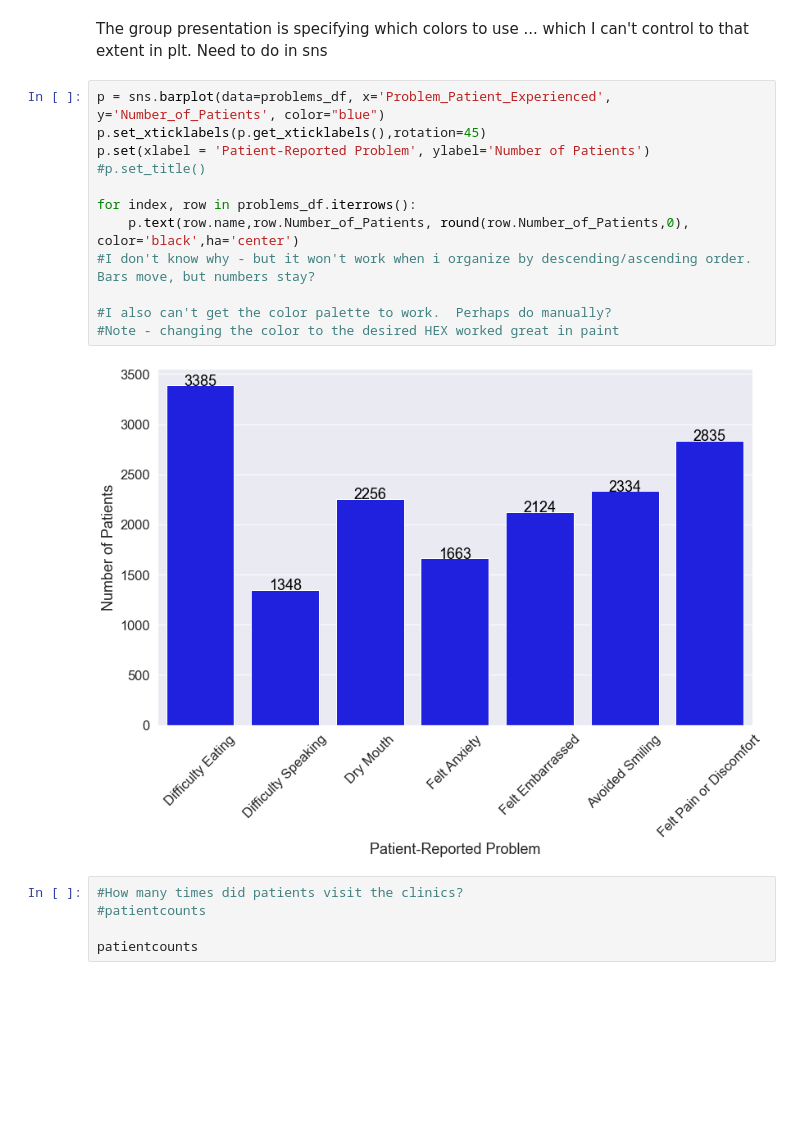
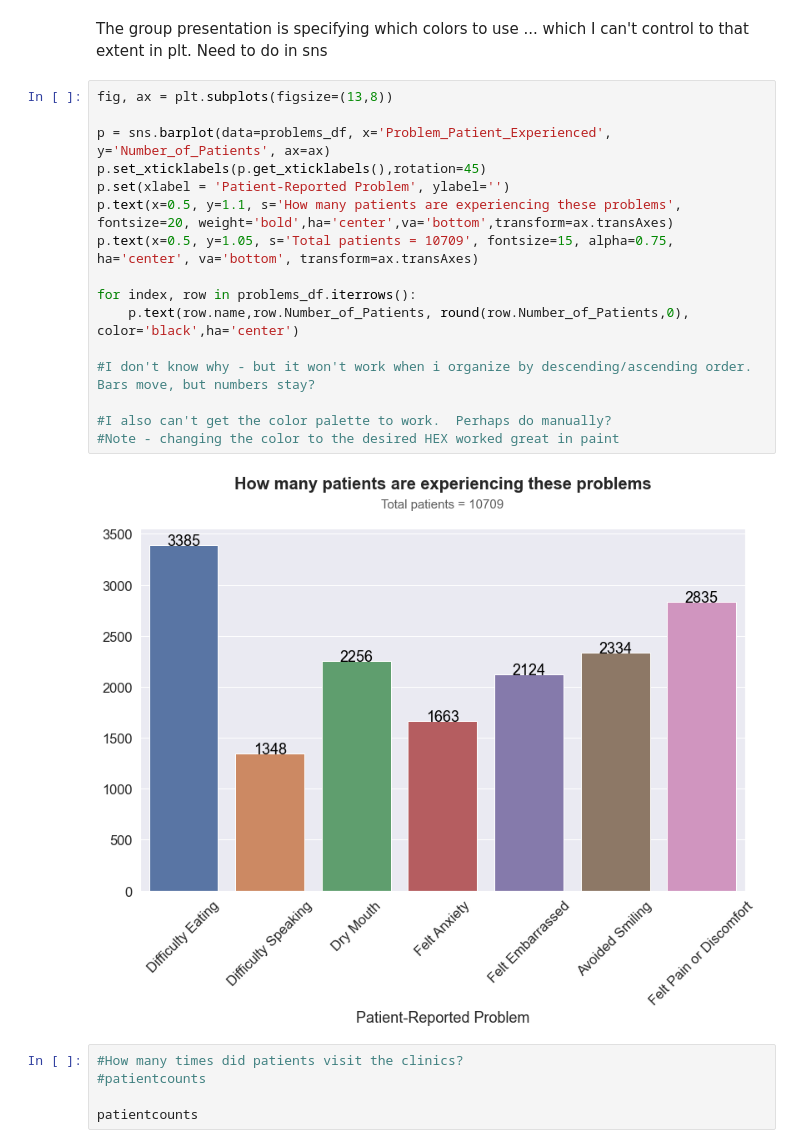
Before and after one commit to Rhunsilval/smile_on_python, a Jupyter notebook: notebooks/03_smileon_visualizations.ipynb, the cells around one changed output. Cells and saved outputs as stored; diff of their text form; blank space fills up the shorter version.

```diff
--- a/notebooks/03_smileon_visualizations.ipynb
+++ b/notebooks/03_smileon_visualizations.ipynb
@@ -315,19 +315,23 @@ Executing shutdown...
 # %% [markdown]
 The group presentation is specifying which colors to use ... which I can't control to that extent in plt.  Need to do in sns
 # %%
-p = sns.barplot(data=problems_df, x='Problem_Patient_Experienced', y='Number_of_Patients', color="blue")
+fig, ax = plt.subplots(figsize=(13,8))
+
+p = sns.barplot(data=problems_df, x='Problem_Patient_Experienced', y='Number_of_Patients', ax=ax)
 p.set_xticklabels(p.get_xticklabels(),rotation=45)
-p.set(xlabel = 'Patient-Reported Problem', ylabel='Number of Patients')
-#p.set_title()
+p.set(xlabel = 'Patient-Reported Problem', ylabel='')
+p.text(x=0.5, y=1.1, s='How many patients are experiencing these problems', fontsize=20, weight='bold',ha='center',va='bottom',transform=ax.transAxes)
+p.text(x=0.5, y=1.05, s='Total patients = 10709', fontsize=15, alpha=0.75, ha='center', va='bottom', transform=ax.transAxes)
 
 for index, row in problems_df.iterrows():
     p.text(row.name,row.Number_of_Patients, round(row.Number_of_Patients,0), color='black',ha='center')
+
 #I don't know why - but it won't work when i organize by descending/ascending order.  Bars move, but numbers stay?
 
 #I also can't get the color palette to work.  Perhaps do manually?
 #Note - changing the color to the desired HEX worked great in paint
 # %% [output]
-[figure, old version]
+[figure, new version]
 # %%
 #How many times did patients visit the clinics?
 #patientcounts
```
Also changed, not shown: parts of 2 cells of this notebook, 3 other files.
